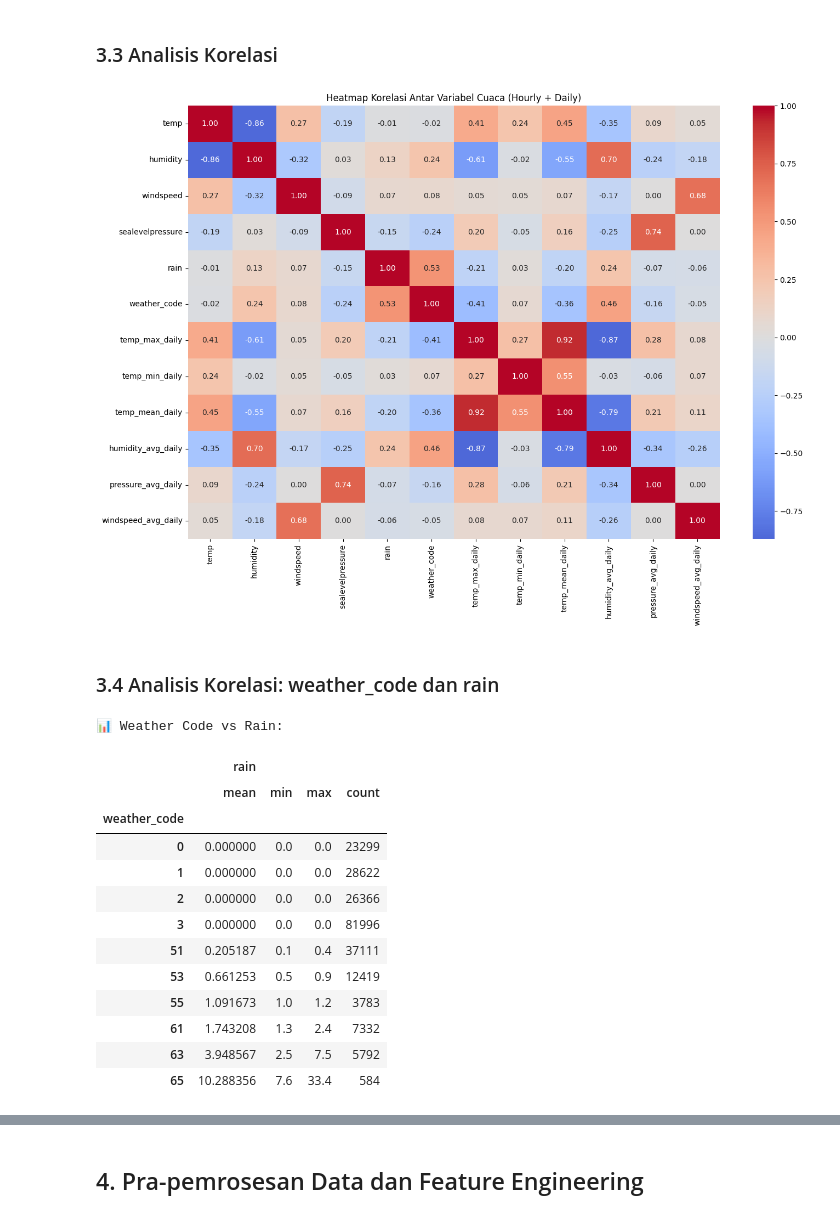
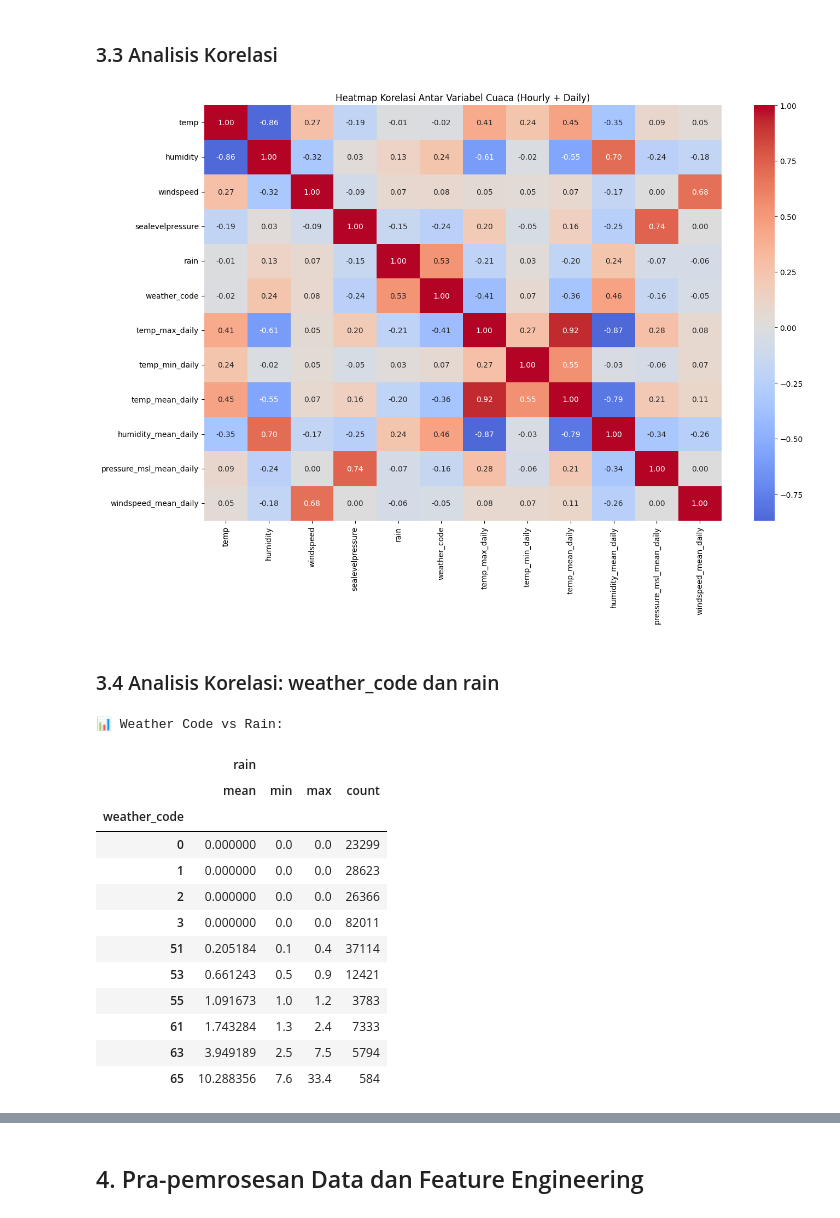
Before and after one commit to AzaniFatturFadhika/weather-iot, a Jupyter notebook: example_v2/model_training/model_weather_training.ipynb, the cells around one changed output, grey strips where cells are left out. Cells and saved outputs as stored; diff of their text form; code cells hidden in the pictures.

```diff
--- a/example_v2/model_training/model_weather_training.ipynb
+++ b/example_v2/model_training/model_weather_training.ipynb
@@ -65,7 +65,7 @@ print(f"   - XGBoost Available: {XGBOOST_AVAILABLE}")
 ## 2. Pengumpulan dan Pemuatan Data
 # %%
 # Load dataset (23 kolom: hourly + daily features)
-DATA_PATH = '../data/historical_data_2000_2024.csv'
+DATA_PATH = '../data/historical_data_2000_2024_v2.csv'
 
 df = pd.read_csv(DATA_PATH)
 
@@ -175,17 +175,17 @@ plt.show()
 # %%
 # Heatmap korelasi
 numeric_cols = ['temp', 'humidity', 'windspeed', 'sealevelpressure', 'rain',
                 'weather_code', 'temp_max_daily', 'temp_min_daily', 'temp_mean_daily',
-                'humidity_avg_daily', 'pressure_avg_daily', 'windspeed_avg_daily']
+                'humidity_mean_daily', 'pressure_msl_mean_daily', 'windspeed_mean_daily']
 
 plt.figure(figsize=(14, 10))
 correlation_matrix = df[numeric_cols].corr()
 sns.heatmap(correlation_matrix, annot=True, cmap='coolwarm', center=0, fmt='.2f')
 plt.title('Heatmap Korelasi Antar Variabel Cuaca (Hourly + Daily)')
 plt.tight_layout()
 plt.show()
 # %% [output]
-[figure, old version]
+[figure, new version]
 # %% [markdown]
 ### 3.4 Analisis Korelasi: weather_code dan rain
 # %%
@@ -199,14 +199,14 @@ weather_rain_analysis
 |  | mean | min | max | count |
 | weather_code |  |  |  |  |
 | 0 | 0.000000 | 0.0 | 0.0 | 23299 |
-| 1 | 0.000000 | 0.0 | 0.0 | 28622 |
+| 1 | 0.000000 | 0.0 | 0.0 | 28623 |
 | 2 | 0.000000 | 0.0 | 0.0 | 26366 |
-| 3 | 0.000000 | 0.0 | 0.0 | 81996 |
-| 51 | 0.205187 | 0.1 | 0.4 | 37111 |
-| 53 | 0.661253 | 0.5 | 0.9 | 12419 |
+| 3 | 0.000000 | 0.0 | 0.0 | 82011 |
+| 51 | 0.205184 | 0.1 | 0.4 | 37114 |
+| 53 | 0.661243 | 0.5 | 0.9 | 12421 |
 | 55 | 1.091673 | 1.0 | 1.2 | 3783 |
-| 61 | 1.743208 | 1.3 | 2.4 | 7332 |
-| 63 | 3.948567 | 2.5 | 7.5 | 5792 |
+| 61 | 1.743284 | 1.3 | 2.4 | 7333 |
+| 63 | 3.949189 | 2.5 | 7.5 | 5794 |
 | 65 | 10.288356 | 7.6 | 33.4 | 584 |
 # %%
 # Verifikasi korelasi deterministik
```
Also changed, not shown: parts of 24 cells of this notebook, 13 other files.
